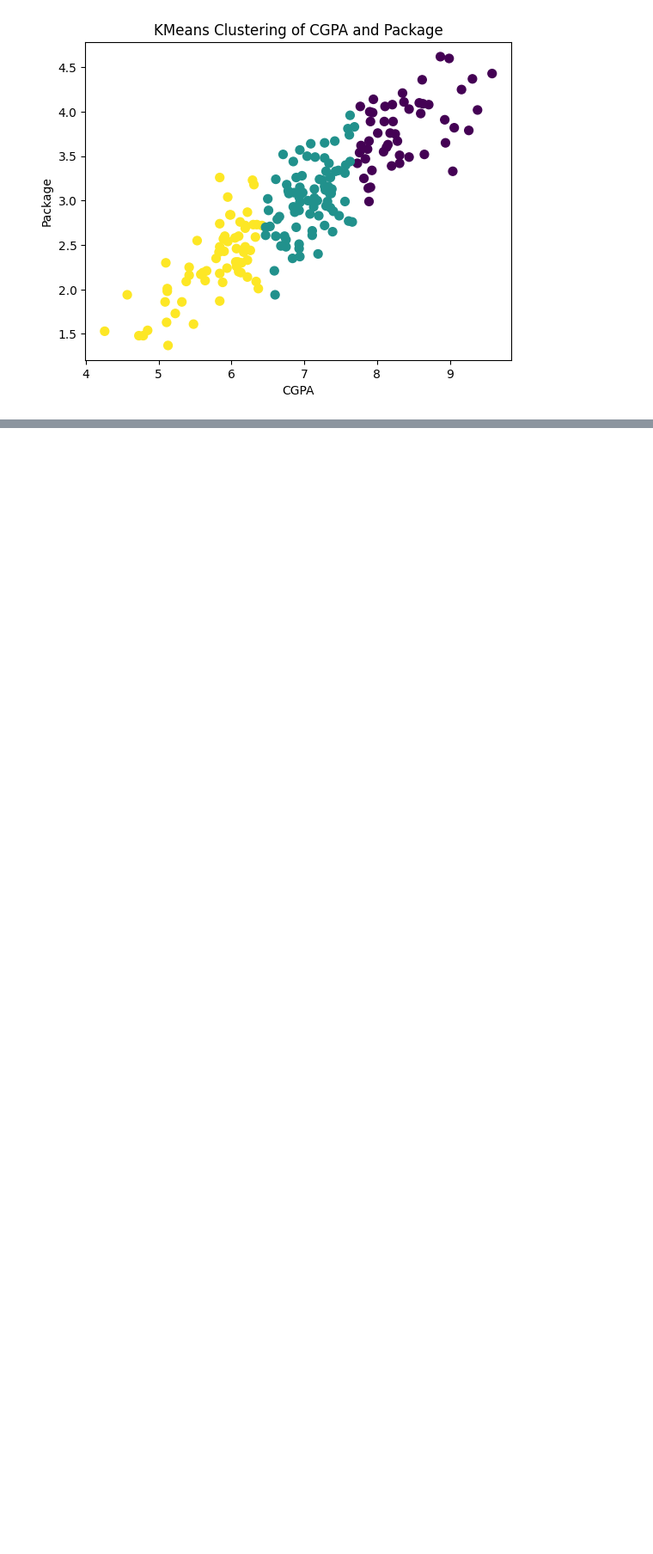
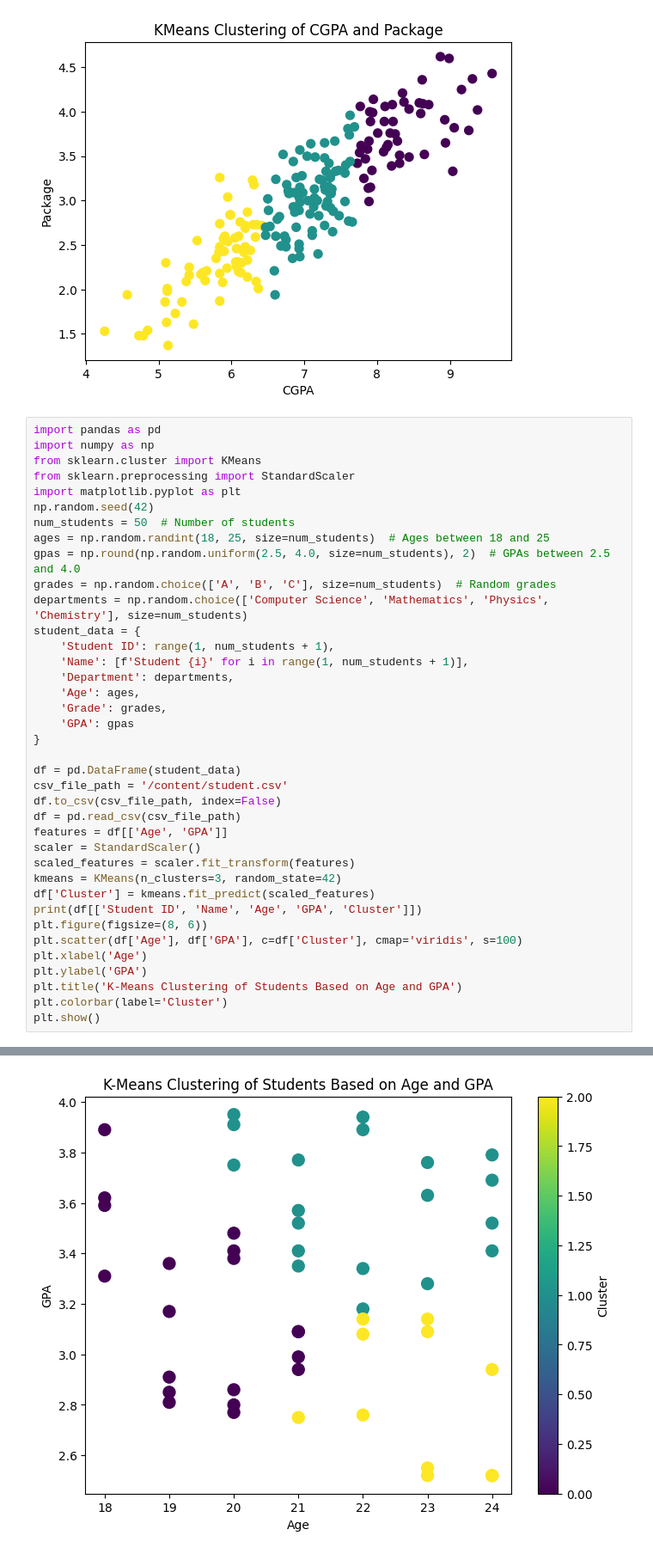
Before and after one commit to anuragverse/ML-Workshop, a Jupyter notebook: ML_18.ipynb, the cells around one changed output, grey strips where cells are left out. Shown at 86% size. Saved outputs shown, nothing was run; the diff lists cells and outputs as text; blank space fills up the shorter version.

```diff
--- a/ML_18.ipynb
+++ b/ML_18.ipynb
@@ -18,3 +18,42 @@ plt.title('KMeans Clustering of CGPA and Package')
 plt.show()
 # %% [output]
 [figure]
+# %%
+import pandas as pd
+import numpy as np
+from sklearn.cluster import KMeans
+from sklearn.preprocessing import StandardScaler
+import matplotlib.pyplot as plt
+np.random.seed(42)
+num_students = 50  # Number of students
+ages = np.random.randint(18, 25, size=num_students)  # Ages between 18 and 25
+gpas = np.round(np.random.uniform(2.5, 4.0, size=num_students), 2)  # GPAs between 2.5 and 4.0
+grades = np.random.choice(['A', 'B', 'C'], size=num_students)  # Random grades
+departments = np.random.choice(['Computer Science', 'Mathematics', 'Physics', 'Chemistry'], size=num_students)
+student_data = {
+    'Student ID': range(1, num_students + 1),
+    'Name': [f'Student {i}' for i in range(1, num_students + 1)],
+    'Department': departments,
+    'Age': ages,
+    'Grade': grades,
+    'GPA': gpas
+}
+
+df = pd.DataFrame(student_data)
+csv_file_path = '/content/student.csv'
+df.to_csv(csv_file_path, index=False)
+df = pd.read_csv(csv_file_path)
+features = df[['Age', 'GPA']]
+scaler = StandardScaler()
+scaled_features = scaler.fit_transform(features)
+kmeans = KMeans(n_clusters=3, random_state=42)
+df['Cluster'] = kmeans.fit_predict(scaled_features)
+print(df[['Student ID', 'Name', 'Age', 'GPA', 'Cluster']])
+plt.figure(figsize=(8, 6))
+plt.scatter(df['Age'], df['GPA'], c=df['Cluster'], cmap='viridis', s=100)
+plt.xlabel('Age')
+plt.ylabel('GPA')
+plt.title('K-Means Clustering of Students Based on Age and GPA')
+plt.colorbar(label='Cluster')
+plt.show()
+# %% [output]
@@ -21,3 +77,4 @@ plt.show()
+[figure, added]
 # %%
 from scipy.cluster.hierarchy import dendrogram, linkage
 import matplotlib.pyplot as plt
```
Also changed, not shown: parts of 1 cell of this notebook.
